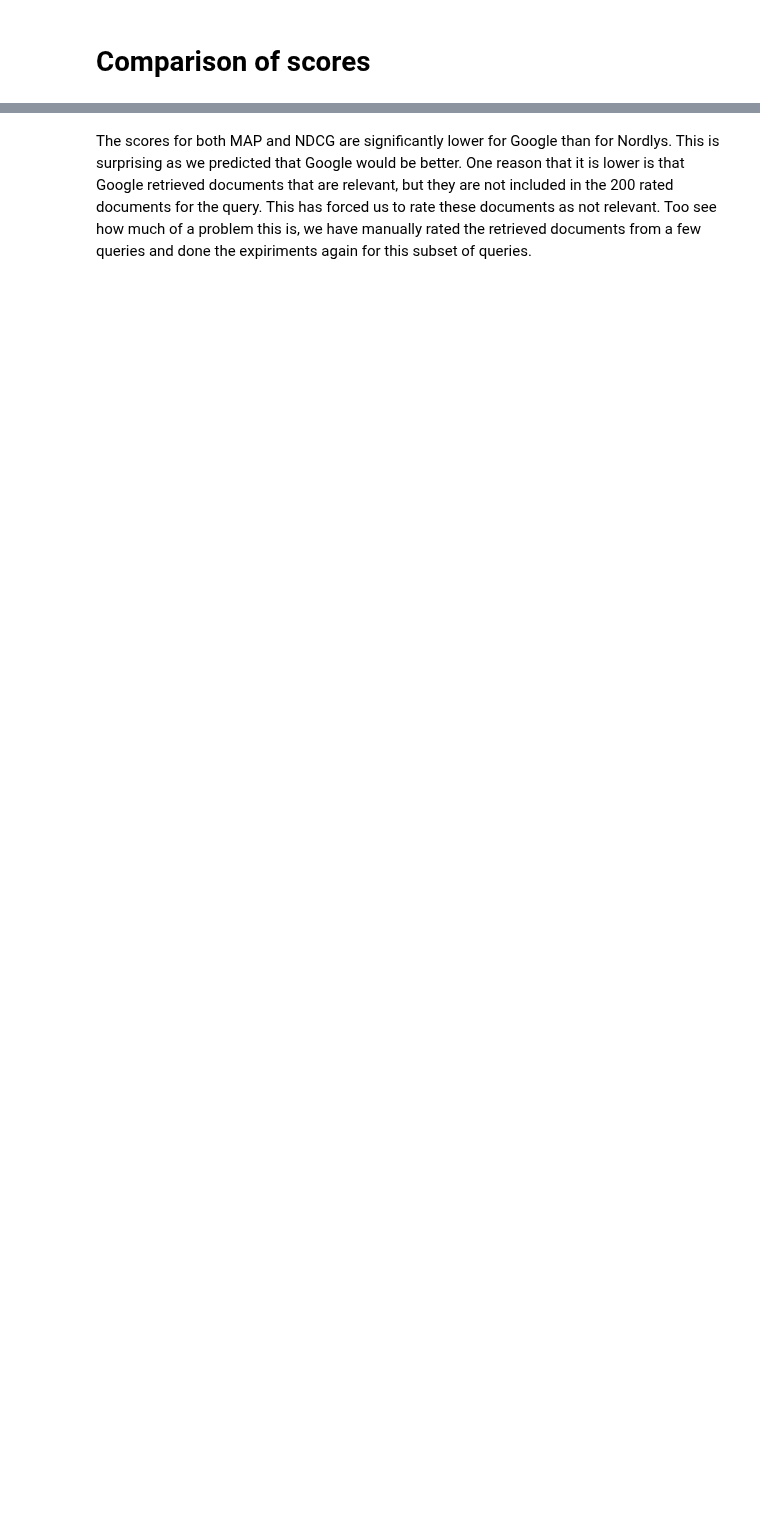
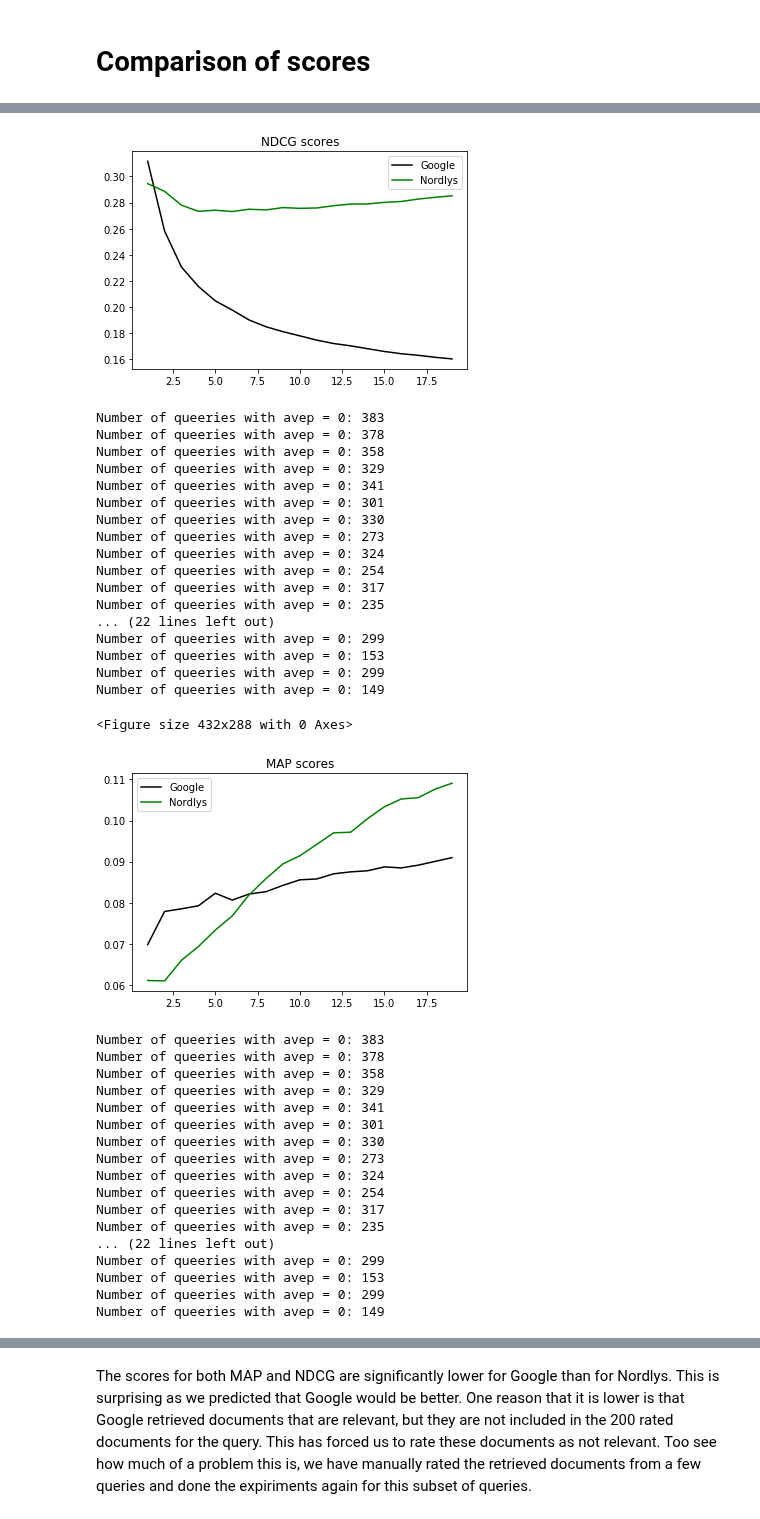
Before and after one commit to arumie/InformationRetrievalProject, a Jupyter notebook: Information_Retrieval_Project.ipynb, the cells around one changed output, grey strips where cells are left out. Cells and saved outputs as stored; diff of their text form; code cells hidden in the pictures; blank space fills up the shorter version.

Commit message:
Refactor plotting measures for all queries

```diff
--- a/Information_Retrieval_Project.ipynb
+++ b/Information_Retrieval_Project.ipynb
@@ -277,0 +200,67 @@ Number of queeries with avep = 0: 149
+# %%
+import matplotlib.pyplot as plt
+
+measures = {
+    'ndcg': [AvgNDCG, 'NDCG scores', 'NDCG_scores'],
+    'map': [MAP, 'MAP scores', 'MAP_scores'],
+    'gmap': [GMAP, 'GMAP scores', 'GMAP_scores']
+}
+
+def calculate_and_plot_eval_measure(eval_measure, google_queries, nordlys_queries):
+    google_scores = []
+    nordlys_scores = []
+    for i in range (1,20):
+        google_scores.append(measures[eval_measure][0](Google_queries,i))
+        nordlys_scores.append(measures[eval_measure][0](Nordlys_queries,i))
+
+    plt.figure()
+    ax = plt.subplot(111)
+    plt.plot()
+    plt.plot(np.arange(1,20,1), google_scores, color='black', label='Google')
+    plt.plot(np.arange(1,20,1), nordlys_scores, color='green', label='Nordlys')
+    ax.set_title(measures[eval_measure][1])
+
+    ax.legend()
+    plt.show()
+    plt.savefig(measures[eval_measure][2] + '.png')
+
+for measure in measures:
+    calculate_and_plot_eval_measure(measure, Google_queries, Nordlys_queries)
+# %% [output]
+[figure, added]
+Number of queeries with avep = 0: 383
+Number of queeries with avep = 0: 378
+Number of queeries with avep = 0: 358
+Number of queeries with avep = 0: 329
+Number of queeries with avep = 0: 341
+Number of queeries with avep = 0: 301
+Number of queeries with avep = 0: 330
+Number of queeries with avep = 0: 273
+Number of queeries with avep = 0: 324
+Number of queeries with avep = 0: 254
+Number of queeries with avep = 0: 317
+Number of queeries with avep = 0: 235
+... (22 lines left out)
+Number of queeries with avep = 0: 299
+Number of queeries with avep = 0: 153
+Number of queeries with avep = 0: 299
+Number of queeries with avep = 0: 149
+<Figure size 432x288 with 0 Axes>
+[figure, added]
+Number of queeries with avep = 0: 383
+Number of queeries with avep = 0: 378
+Number of queeries with avep = 0: 358
+Number of queeries with avep = 0: 329
+Number of queeries with avep = 0: 341
+Number of queeries with avep = 0: 301
+Number of queeries with avep = 0: 330
+Number of queeries with avep = 0: 273
+Number of queeries with avep = 0: 324
+Number of queeries with avep = 0: 254
+Number of queeries with avep = 0: 317
+Number of queeries with avep = 0: 235
+... (22 lines left out)
+Number of queeries with avep = 0: 299
+Number of queeries with avep = 0: 153
+Number of queeries with avep = 0: 299
+Number of queeries with avep = 0: 149
```
Also changed, not shown: parts of 4 cells of this notebook, 1 other file.
